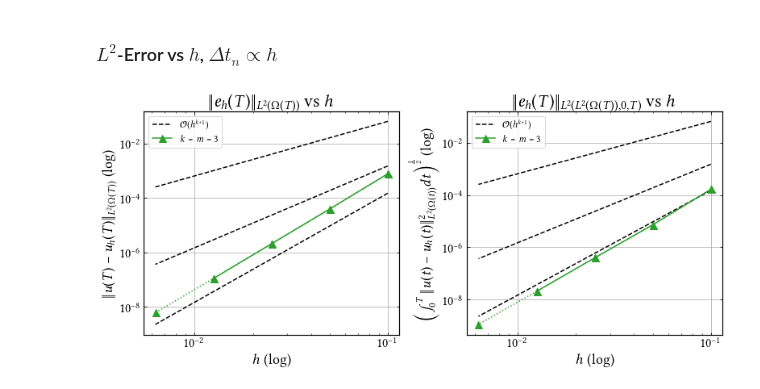
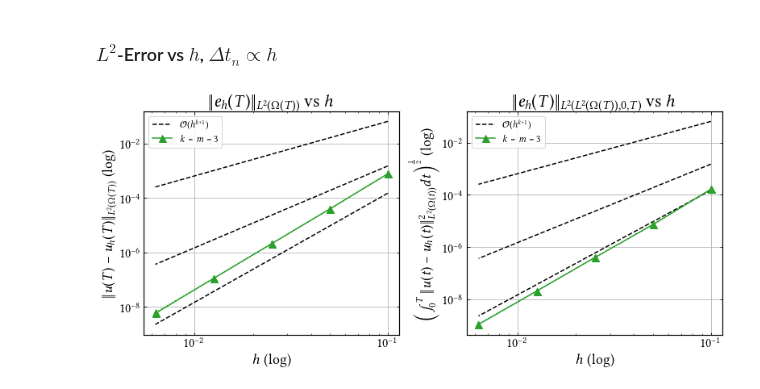
Before and after one commit to CutFEM/CutFEM-Library, a Jupyter notebook: notebook/convection_diffusion/example4.ipynb, the cells around one changed output. Cells and saved outputs as stored; diff of their text form; code cells hidden in the pictures.

```diff
--- a/notebook/convection_diffusion/example4.ipynb
+++ b/notebook/convection_diffusion/example4.ipynb
@@ -97,8 +97,8 @@ error_conservative_P3P3_fullstab =  [0.0007733267389085305, 3.944527193378036e-0
 error_conservative_P3P3_fullstab_T = [0.0001650352827701687, 7.227773224579689e-06, 3.939654006352852e-07, 2.063042386049433e-08, 1.120181278635073e-09]
 nb_active_elements = [19, 51, 180, 639, 2445]
 
-error_classical_P3P3_fullstab = [0.000773322, 3.94383e-05, 2.09631e-06, 1.11147e-07] ### running on ross screen
-error_classical_P3P3_fullstab_T = [0.000165035, 7.2278e-06, 3.93955e-07, 2.06205e-08] ### running on ross screen
+error_classical_P3P3_fullstab = [0.0007733220487607762, 3.943828478499677e-05, 2.096311207235933e-06, 1.111473252553515e-07, 5.805804531330547e-09]
+error_classical_P3P3_fullstab_T = [0.0001650350776441196, 7.227797472529099e-06, 3.939548302307005e-07, 2.062045356719164e-08, 1.091856055527401e-09]
 
 h = [0.1, 0.05, 0.025, 0.0125, 0.00625]
 
@@ -119,37 +119,37 @@ ax1.loglog(h, 1.5*np.power(h, 4),label=r"$\mathcal{O}(h^{k+1})$", linestyle="--"
 # ax1.loglog(h, error_classical_P2P2_fullstab, label= r"$k=m=2$", marker='s', markersize=9, linestyle="-", color="C0")
 
 ax1.loglog(h, error_conservative_P3P3_fullstab, marker='^', markersize=9, linestyle=":", color="C2")
-ax1.loglog(h[:4], error_classical_P3P3_fullstab, label= r"$k=m=3$", marker='^', markersize=9, linestyle="-", color="C2")
+ax1.loglog(h, error_classical_P3P3_fullstab, label= r"$k=m=3$", marker='^', markersize=9, linestyle="-", color="C2")
 
 #ax1.set_ylim(1e-4, 2)
 #ax1.set_yticks([1e-8, 1e-6, 1e-4, 1e-2, 1e0])
 ax1.set_xlabel(r"$h$ (log)")
 ax1.tick_params(axis='both', which='major')
 ax1.set_ylabel(r"$\|u(T)-u_h(T)\|_{L^2(\Omega(T))}$ (log)")
 ax1.set_title(r"$\|e_h(T)\|_{L^2(\Omega(T))}$ vs $h$")
 ax1.legend()
 ax1.grid()
 
 ax2.loglog(h, 6.5*np.power(h, 2), linestyle="--", color="black")
 ax2.loglog(h, 1.5*np.power(h, 3), linestyle="--", color="black")
 ax2.loglog(h, 1.5*np.power(h, 4),label=r"$\mathcal{O}(h^{k+1})$", linestyle="--", color="black")
 
 # ax2.loglog(h, error_conservative_P1P1_fullstab_T, marker='o', markersize=9, linestyle=":", color="C3")
 # ax2.loglog(h, error_classical_P1P1_fullstab_T, label= r"$k=m=1$", marker='o', markersize=9, linestyle="-", color="C3")
 
 # ax2.loglog(h, error_conservative_P2P2_fullstab_T, marker='s', markersize=9, linestyle=":", color="C0")
 # ax2.loglog(h, error_classical_P2P2_fullstab_T, label= r"$k=m=2$", marker='s', markersize=9, linestyle="-", color="C0")
 
 ax2.loglog(h, error_conservative_P3P3_fullstab_T, marker='^', markersize=9, linestyle=":", color="C2")
-ax2.loglog(h[:4], error_classical_P3P3_fullstab_T, label= r"$k=m=3$", marker='^', markersize=9, linestyle="-", color="C2")
+ax2.loglog(h, error_classical_P3P3_fullstab_T, label= r"$k=m=3$", marker='^', markersize=9, linestyle="-", color="C2")
 
 ax2.set_xlabel(r"$h$ (log)")
 ax2.tick_params(axis='both', which='major')
 ax2.set_ylabel(r"\Big($\int_0^T\|u(t)-u_h(t)\|^2_{L^2(\Omega(t))}dt\Big)^{\frac{1}{2}}$ (log)")
 ax2.set_title(r"$\|e_h(T)\|_{L^2(L^2(\Omega(T)), 0, T)}$ vs $h$")
 ax2.legend()
 ax2.grid()
 fig.tight_layout()
 plt.show()
 # %% [output]
-[figure, old version]
+[figure, new version]
```
Also changed, not shown: 1 other file.
